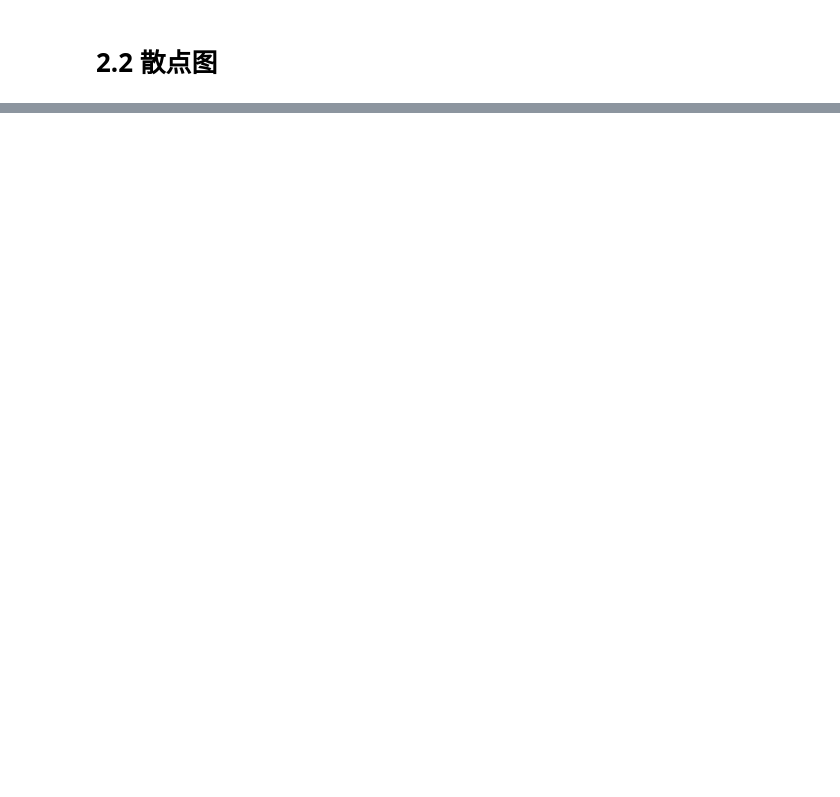
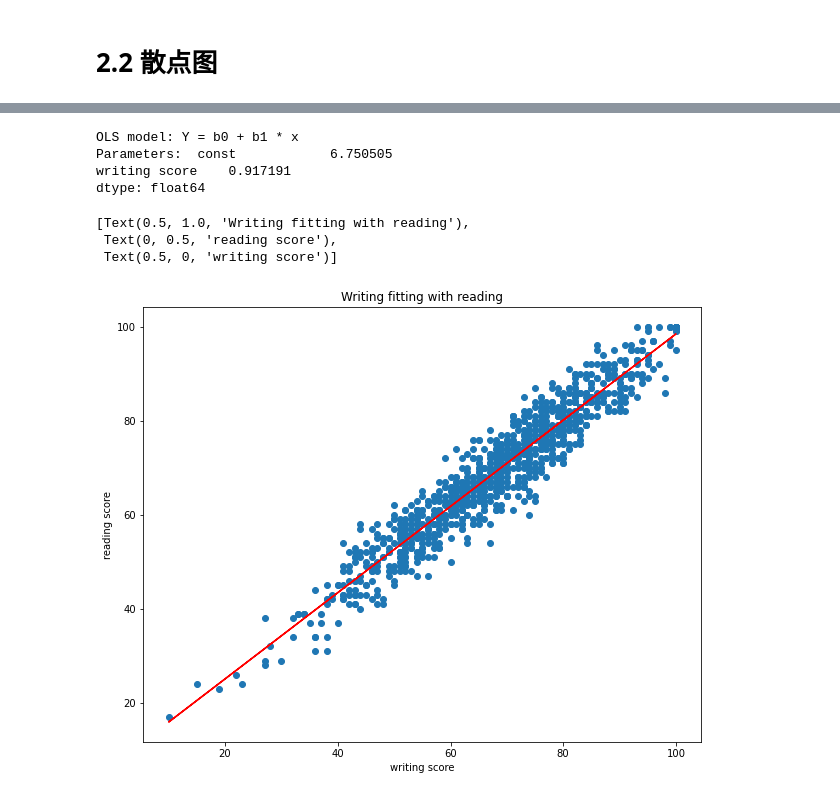
Before and after one commit to LDong-AI/teaching, a Jupyter notebook: PythonPlotExample.ipynb, the cells around one changed output, grey strips where cells are left out. Drawn from its saved outputs; the diff is of its cells as text; code cells hidden in the pictures; blank space fills up the shorter version.

```diff
--- a/PythonPlotExample.ipynb
+++ b/PythonPlotExample.ipynb
@@ -101,0 +186,12 @@ sns.heatmap(data=dcorr,vmax=1,vmin=0.7,cmap="OrRd") #vmax,vmin 是色柱最大
+# %%
+
+import statsmodels.api as sm
+# 小写的 ols 函数才会自带截距项，OLS 则不会。
+#先通过 sm.add_constant() 向矩阵 X 添加截距列后，再用 sm.OLS() 建立普通#最小二乘模型，最后用 model.fit() 就能实现线性回归模型的拟合，并返拟合与统计分析的结果摘要。
+data = pd.read_csv("StudentsPerformance.csv")
+df = pd.DataFrame(data)   # The pandas object holding the data.
+x1=df['writing score']
+X = sm.add_constant(x1)
+model=sm.OLS(df['reading score'],X)
+results = model.fit()
+print(results.summary())
@@ -101,0 +216,18 @@ sns.heatmap(data=dcorr,vmax=1,vmin=0.7,cmap="OrRd") #vmax,vmin 是色柱最大
+# %%
+print("OLS model: Y = b0 + b1 * x") # b0: 回归直线的截距，b1: 回归直线的斜率
+print('Parameters: ', results.params) # 输出：拟合模型的系数
+yFit = results.fittedvalues # 拟合模型计算出的 y值
+fig = plt.figure(figsize=(10, 8))
+ax = fig.subplots()
+ax.plot(x1, df['reading score'], 'o', label="data") # 原始数据
+ax.plot(x1, yFit, 'r-', label="OLS") # 拟合数据
+ax.set(title='Writing fitting with reading',ylabel='reading score',xlabel='writing score')
+# %% [output]
+OLS model: Y = b0 + b1 * x
+Parameters:  const            6.750505
+writing score    0.917191
+dtype: float64
+[Text(0.5, 1.0, 'Writing fitting with reading'),
+ Text(0, 0.5, 'reading score'),
+ Text(0.5, 0, 'writing score')]
+[figure, added]
```
Also changed, not shown: parts of 27 cells of this notebook.
